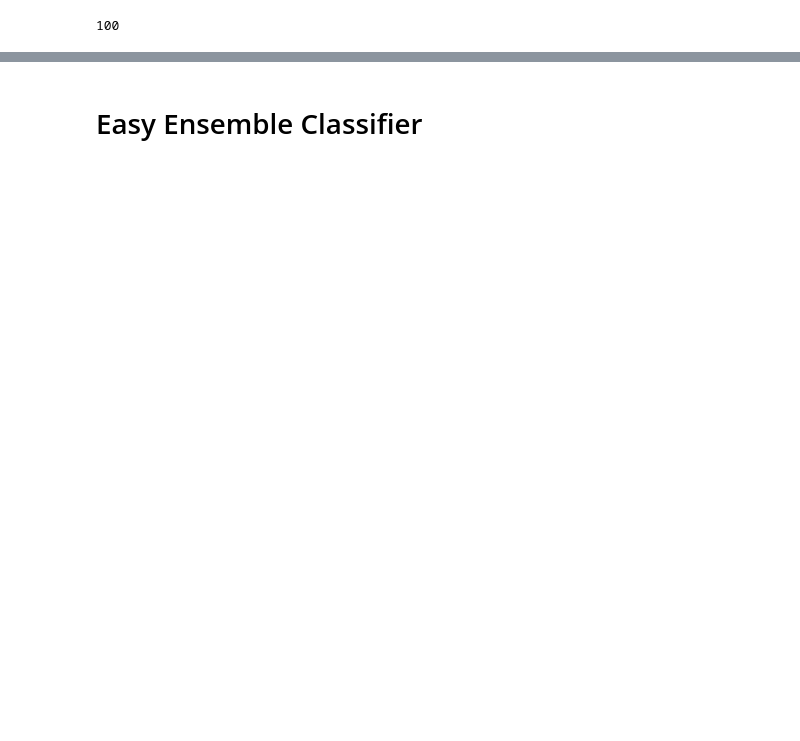
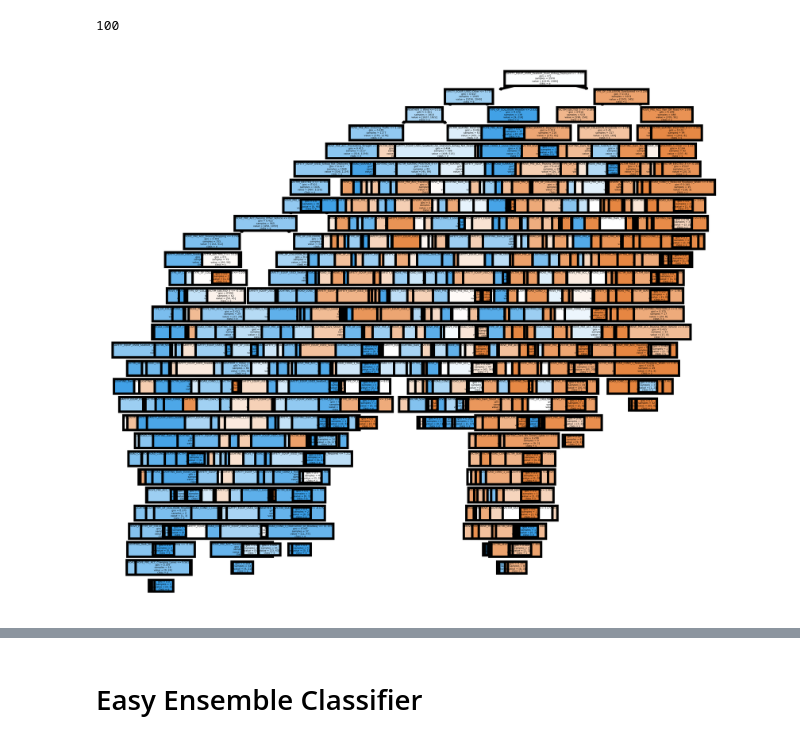
Before and after one commit to wattsr1/LA-Collision-Analysis, a Jupyter notebook: machine_learning/LA_Collisions_ML_auto_PL.ipynb, the cells around one changed output, grey strips where cells are left out. Saved outputs shown, nothing was run; the diff lists cells and outputs as text; code cells hidden in the pictures; blank space fills up the shorter version.

Commit message:
Update ML code to include decision tree visuals update images for presentation

```diff
--- a/machine_learning/LA_Collisions_ML_auto_PL.ipynb
+++ b/machine_learning/LA_Collisions_ML_auto_PL.ipynb
@@ -906,3 +906,15 @@ plt.savefig('../Dashboard/static/images/topfeaturerankingauto.png', bbox_inches=
 print(len(brf_model.estimators_))
 # %% [output]
 100
+# %%
+# Display the first estimator decision tree for the Balanced Random Forest Classifier
+fn=ml_encoded.columns
+cn="severe_injury"
+fig, axes = plt.subplots(nrows = 1,ncols = 1,figsize = (4,4), dpi=800)
+plot_tree(brf_model.estimators_[0],
+               feature_names = fn,
+               class_names=cn,
+               filled = True);
+fig.savefig('../Dashboard/Images/brf_individualtree_auto.png')
+# %% [output]
+[figure, added]
```
Also changed, not shown: parts of 37 cells of this notebook, 42 other files.
